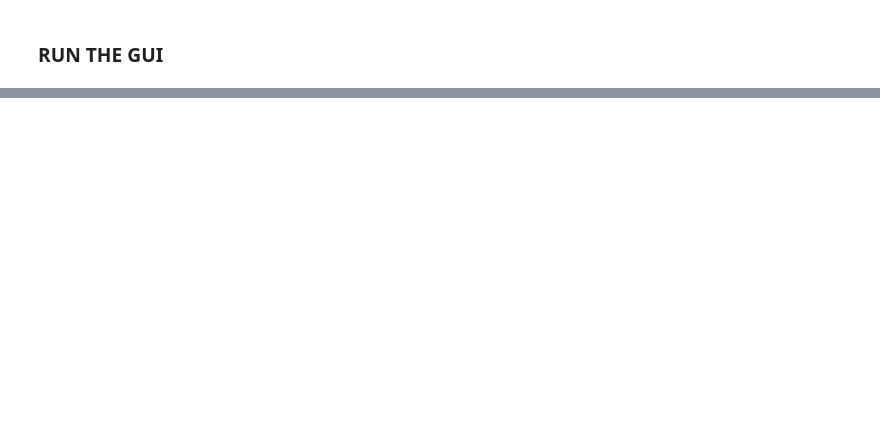
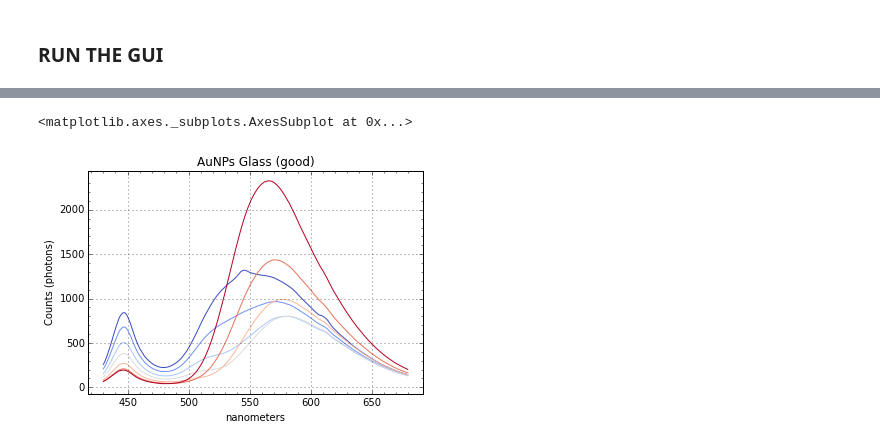
Before and after one commit to hughesadam87/scikit-spectra, a Jupyter notebook: skspec/interact/ipynbs/spectra_gui_1.ipynb, the cells around one changed output, grey strips where cells are left out. Saved outputs shown, nothing was run; the diff lists cells and outputs as text; code cells hidden in the pictures; blank space fills up the shorter version.

```diff
--- a/skspec/interact/ipynbs/spectra_gui_1.ipynb
+++ b/skspec/interact/ipynbs/spectra_gui_1.ipynb
@@ -26,3 +45,6 @@ gui.set_layout()
 from skspec.data import aunps_water
 
 Testabc = aunps_water()
+# %%
+spec_out.plot()
+# %% [output]
@@ -28,0 +52,2 @@ Testabc = aunps_water()
+<matplotlib.axes._subplots.AxesSubplot at 0x...>
+[figure, added]
```
Also changed, not shown: parts of 3 cells of this notebook, 4 other files.
